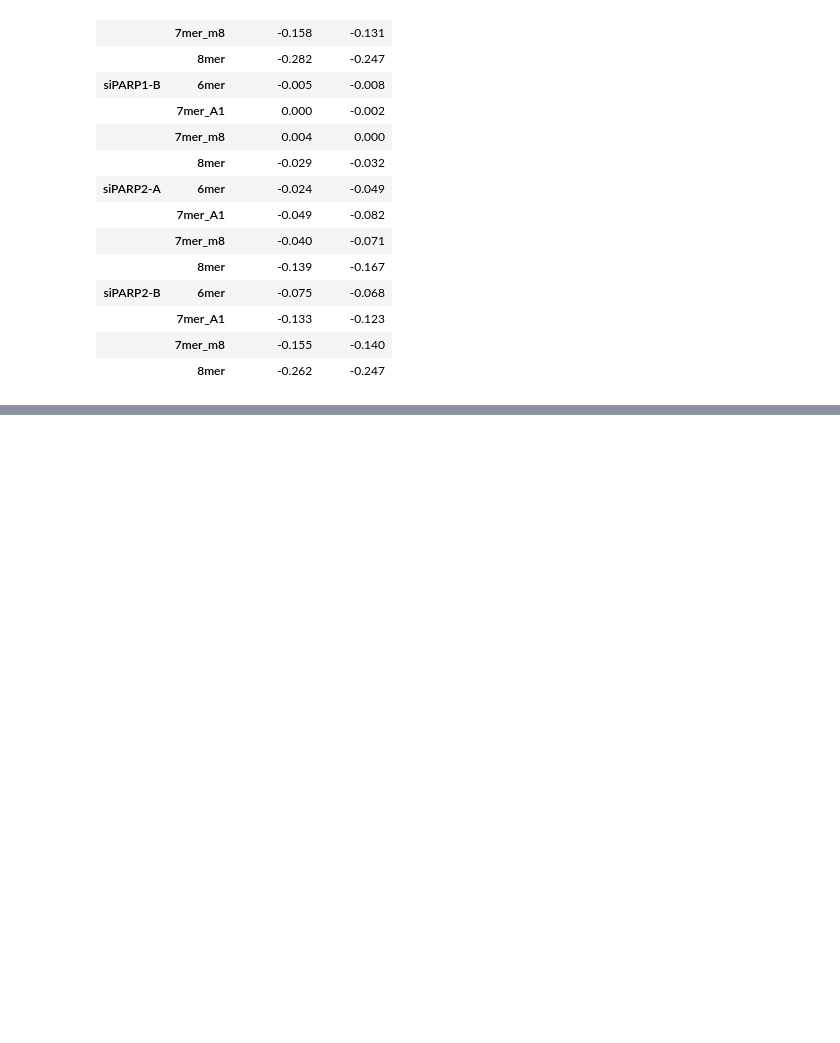
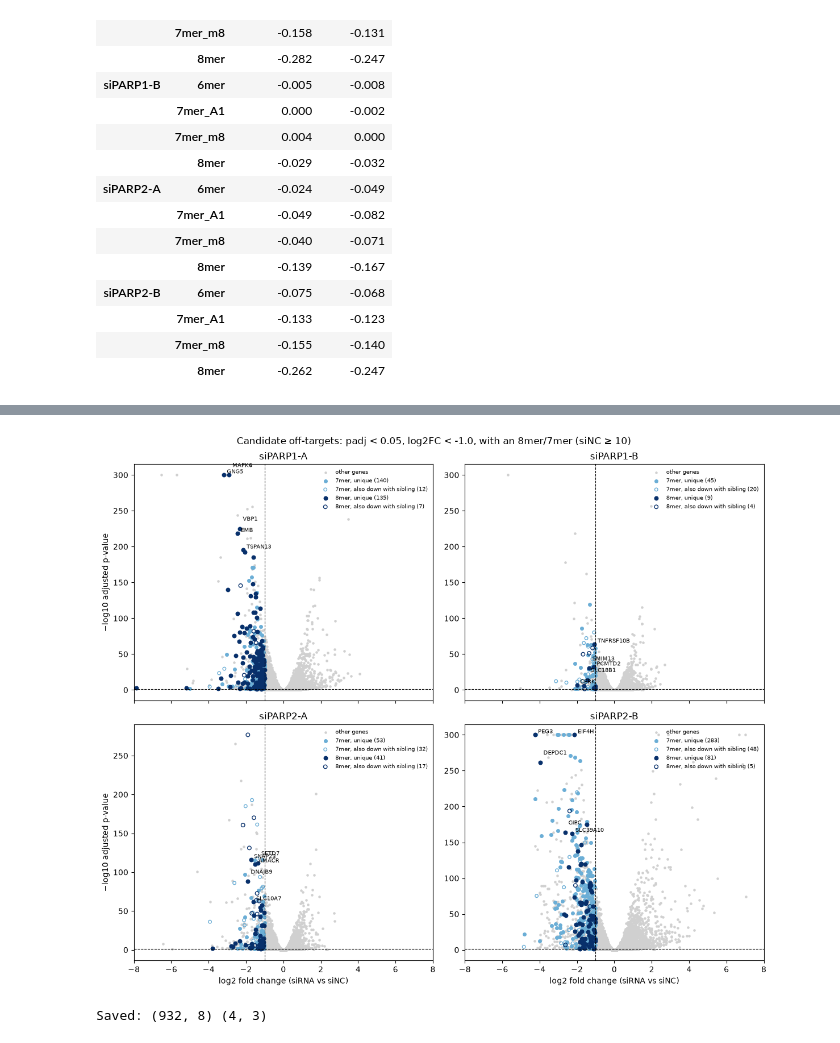
Before and after one commit to pietschM13/siRNA_off_target_effects, a Jupyter notebook: notebooks/GSE114273/04_off_target_analysis.ipynb, the cells around one changed output, grey strips where cells are left out. Drawn from its saved outputs; the diff is of its cells as text; code cells hidden in the pictures; blank space fills up the shorter version.

```diff
--- a/notebooks/GSE114273/04_off_target_analysis.ipynb
+++ b/notebooks/GSE114273/04_off_target_analysis.ipynb
@@ -391,0 +434,11 @@ utr_adjusted.to_csv(tables_dir / "GSE114273_seed_utr_adjusted.tsv", sep="\t", in
+# %%
+## % of 8mer genes vs no-site genes that are strongly down (same thresholds)
+enrichment = pd.DataFrame({
+    sirna: {
+        "pct_8mer_genes_down": strongly_down[sirna][seed_dge_by_sirna[sirna].loc[main_genes, "best_site"] == "8mer"].mean() * 100,
+        "pct_nosite_genes_down": strongly_down[sirna][seed_dge_by_sirna[sirna].loc[main_genes, "best_site"] == "none"].mean() * 100,
+    }
+    for sirna in sirnas
+}).T
+enrichment["ratio"] = enrichment["pct_8mer_genes_down"] / enrichment["pct_nosite_genes_down"]
+enrichment.round(1)
@@ -392,3 +451,53 @@ utr_adjusted.to_csv(tables_dir / "GSE114273_seed_utr_adjusted.tsv", sep="\t", in
+# %%
+## Volcano per siRNA (main gene set): candidates coloured by site; hollow = also strongly down with the sibling siRNA.
+## Labels: top 5 unique 8mer candidates by |log2FC| x -log10(padj). padj below 1e-300 is shown at 300.
+site_styles = {"8mer": dict(color="#08306b", s=22), "7mer": dict(color="#6baed6", s=16)}
+
+fig, axes = plt.subplots(2, 2, figsize=(12, 10), sharex=True)
+for ax, sirna in zip(axes.flat, sirnas):
+    res = dge_by_sirna[sirna].loc[main_genes].dropna(subset=["padj"])
+    neg_log_padj = -np.log10(res["padj"].clip(lower=1e-300))
+    cand = candidates[candidates["siRNA"] == sirna].set_index("EnsemblGeneID")
+
+    other = ~res.index.isin(cand.index)
+    ax.scatter(res.loc[other, "log2FoldChange"], neg_log_padj[other], s=5, color="#d0d0d0",
+               rasterized=True, label="other genes")
+    for site_label, sites in [("7mer", ["7mer_m8", "7mer_A1"]), ("8mer", ["8mer"])]:
+        style = site_styles[site_label]
+        for shared in [False, True]:
+            sel = cand[cand["best_site"].isin(sites) & (cand["down_with_sibling"] == shared)]
+            ax.scatter(sel["log2FoldChange"], neg_log_padj[sel.index], s=style["s"], linewidths=1,
+                       edgecolors=style["color"], facecolors="none" if shared else style["color"],
+                       label=f"{site_label}, {'also down with sibling' if shared else 'unique'} ({len(sel)})")
+
+    unique_8mer = cand[(cand["best_site"] == "8mer") & ~cand["down_with_sibling"]].copy()
+    unique_8mer["score"] = unique_8mer["log2FoldChange"].abs() * neg_log_padj[unique_8mer.index]
+    for k, (gene_id, row) in enumerate(unique_8mer.nlargest(5, "score").iterrows()):
+        ax.annotate(row["Symbol"], (row["log2FoldChange"], neg_log_padj[gene_id]),
+                    xytext=(4, 2 + 8 * (k % 2)), textcoords="offset points", fontsize=7)
+
+    ax.axvline(lfc_cut, ls="--", lw=0.8, color="black")
+    ax.axhline(-np.log10(padj_cut), ls="--", lw=0.8, color="black")
+    ax.set_xlim(-8, 8)
+    ax.set_title(sirna)
+    ax.legend(frameon=False, fontsize=7, loc="upper right")
+for ax in axes[1]:
+    ax.set_xlabel("log2 fold change (siRNA vs siNC)")
+for ax in axes[:, 0]:
+    ax.set_ylabel("−log10 adjusted p-value")
+fig.suptitle(f"Candidate off-targets: padj < {padj_cut}, log2FC < {lfc_cut}, with an 8mer/7mer (siNC ≥ 10)")
+plt.tight_layout()
+fig.savefig("../../results/GSE114273/figures/GSE114273_volcano_candidates.png", dpi=200, bbox_inches="tight")
+plt.show()
+# %% [output]
+[figure, added]
+# %%
+candidates.sort_values(["siRNA", "down_with_sibling", "padj"]).to_csv(
+    tables_dir / "GSE114273_candidate_offtargets.tsv", sep="\t", index=False)
+enrichment.to_csv(tables_dir / "GSE114273_candidate_enrichment.tsv", sep="\t")
+print("Saved:", candidates.shape, enrichment.shape)      # expect (932, 8) (4, 3)
+# %% [output]
+Saved: (932, 8) (4, 3)
 # %% [markdown]
 ## Summary
 
```
Also changed, not shown: parts of 4 cells of this notebook, 3 other files.
